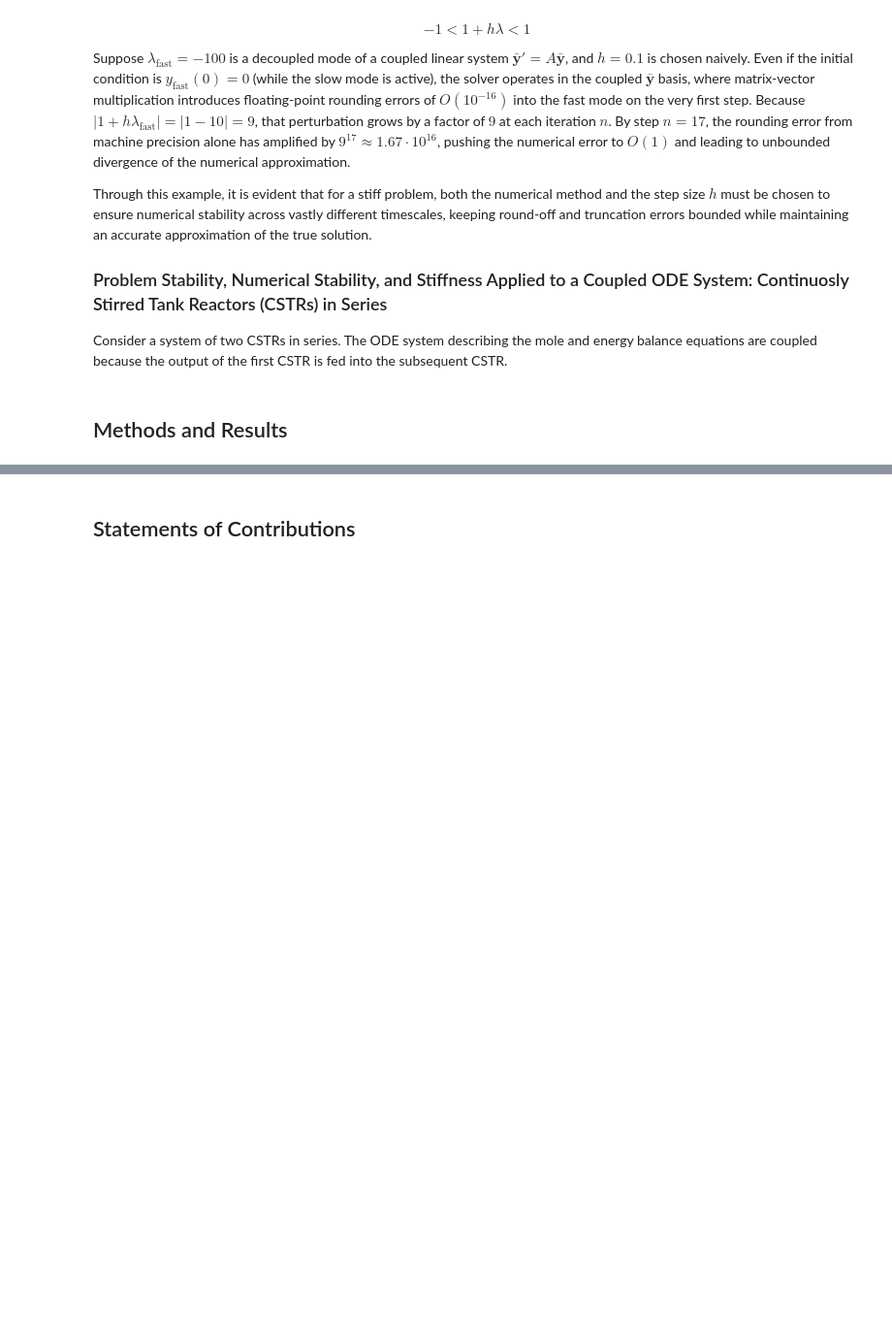
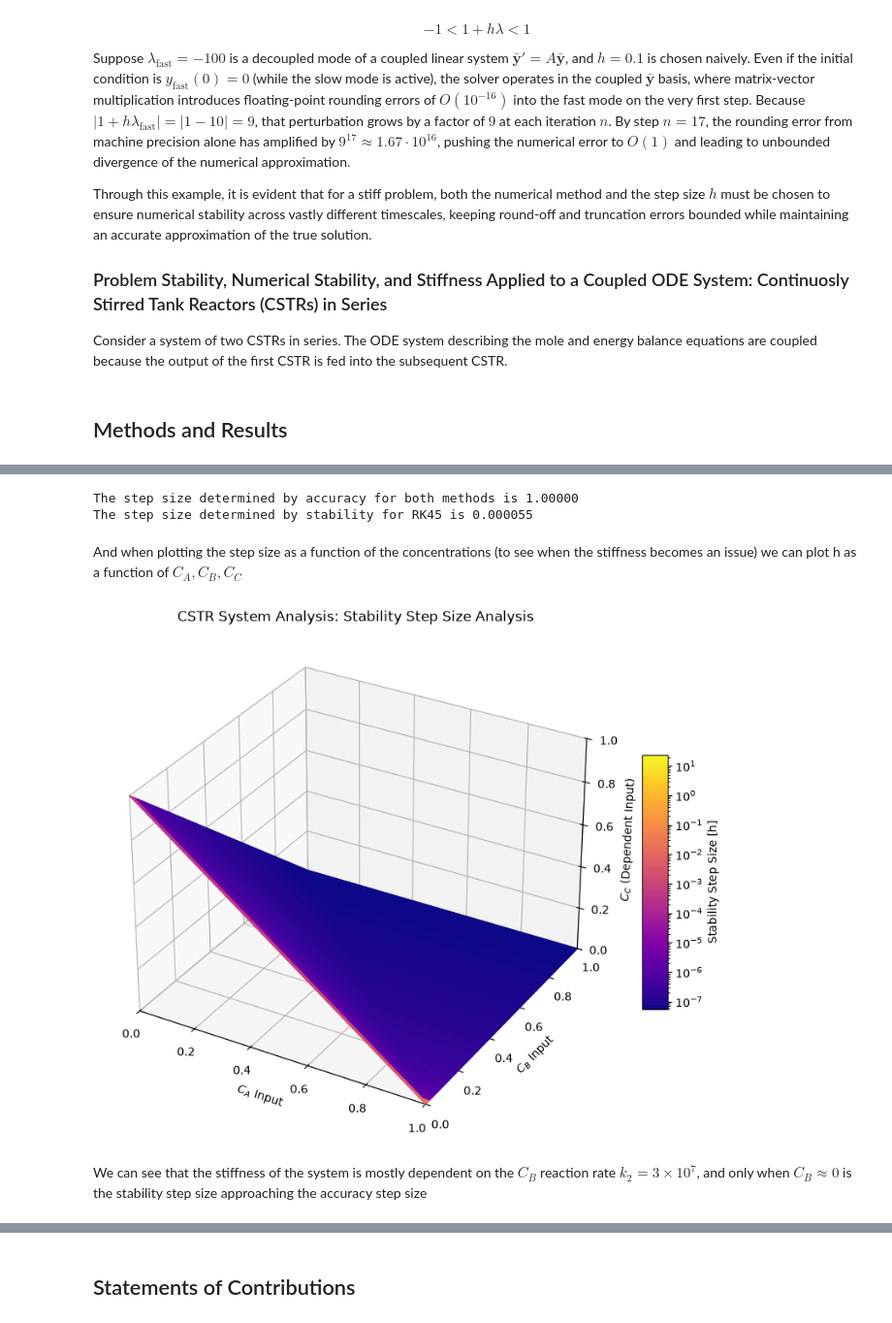
Before and after one commit to charlie-harriman/06-623-Project, a Jupyter notebook: 06623 Final Report.ipynb, the cells around one changed output, grey strips where cells are left out. Shown at 97% size. Cells and saved outputs as stored; diff of their text form; code cells hidden in the pictures; blank space fills up the shorter version.

```diff
--- a/06623 Final Report.ipynb
+++ b/06623 Final Report.ipynb
@@ -153,0 +410,76 @@ Next Steps
+# %%
+lam_fast = np.max(np.abs(np.real(eigvals)))
+lam_slow = np.min(np.abs(np.real(eigvals)))
+tol = 10**-6
+
+h_stability = 3.31 / lam_fast # upper bound of stability region for RK45 lies at around Re(z) = 3.31
+h_accuracy = tol**(1/6) / lam_slow # tolerance^(1/6) due to error term for 5th order methods
+
+print(f"The step size determined by accuracy for both methods is {h_accuracy:.5f}")
+print(f"The step size determined by stability for RK45 is {h_stability:.6f}")
+# %% [output]
+The step size determined by accuracy for both methods is 1.00000
+The step size determined by stability for RK45 is 0.000055
+# %% [markdown]
+And when plotting the step size as a function of the concentrations (to see when the stiffness becomes an issue) we can plot h as a function of $C_A, C_B, C_C$
+# %%
+# view stability-determined step size of RK5 in a 3d plot in Y
+ca_range = np.linspace(0.0, 1.0, 50)
+cb_range = np.linspace(0.0, 1.0, 50)
+CA, CB = np.meshgrid(ca_range, cb_range)
+
+CC = np.clip(1.0 - (CA + CB), 0.0, 1.0)
+
+output_scalar = np.zeros_like(CA)
+
+for i in range(CA.shape[0]):
+    for j in range(CA.shape[1]):
+        # Pack the specific coordinate inputs into the state vector 'y'
+        y = np.array([CA[i, j], CB[i, j], CC[i, j]])
+
+        J = jacobian_cstr1(y, F, V1, k1, k2, k3)
+
+        eigvals = np.linalg.eigvals(J)
+
+        lam_fast = np.max(np.abs(np.real(eigvals)))
+
+        h_stability = 3.31 / lam_fast
+
+        output_scalar[i, j] = h_stability
+
+from matplotlib.colors import LogNorm
+
+norm = LogNorm(vmin=output_scalar.min(), vmax=output_scalar.max())
+colors = cm.plasma(norm(output_scalar))
+
+# Use the same norm for the colorbar
+mappable = cm.ScalarMappable(cmap=cm.plasma, norm=norm)
+mappable.set_array(output_scalar)
+
+
+# 5. Build and format the 3D surface plot
+fig, ax = plt.subplots(subplot_kw={"projection": "3d"}, figsize=(10, 8))
+
+# Plot spatially by CA and CB, using the CC values for Z altitude height
+# The colors matrix maps the Jacobian output directly onto the surface mesh
+surf = ax.plot_surface(CA, CB, CC, facecolors=colors, shade=False)
+
+# Explicitly constrain axes to go from 0 to 1
+ax.set_xlim(0, 1)
+ax.set_ylim(0, 1)
+ax.set_zlim(0, 1)
+
+# Axis configuration labels
+ax.set_xlabel("$C_A$ Input")
+ax.set_ylabel("$C_B$ Input")
+ax.set_zlabel("$C_C$ (Dependent Input)")
+ax.set_title("CSTR System Analysis: Stability Step Size Analysis")
+
+# 6. Construct colorbar to translate colors back to scalar output values
+fig.colorbar(mappable, ax=ax, shrink=0.5, aspect=10, label="Stability Step Size [h]")
+
+plt.show()
+# %% [output]
+[figure, added]
+# %% [markdown]
+We can see that the stiffness of the system is mostly dependent on the $C_B$ reaction rate $k_2 = 3\times10^7$, and only when $C_B \approx 0$ is the stability step size approaching the accuracy step size
```
Also changed, not shown: parts of 18 cells of this notebook, 1 other file.
